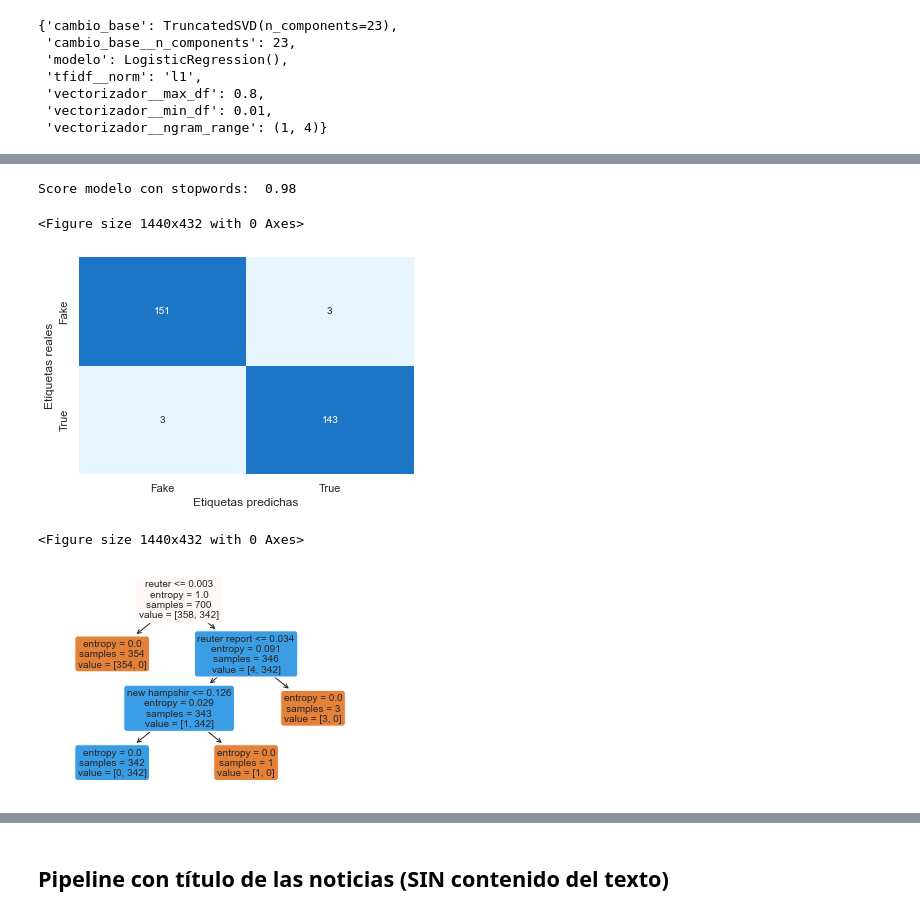
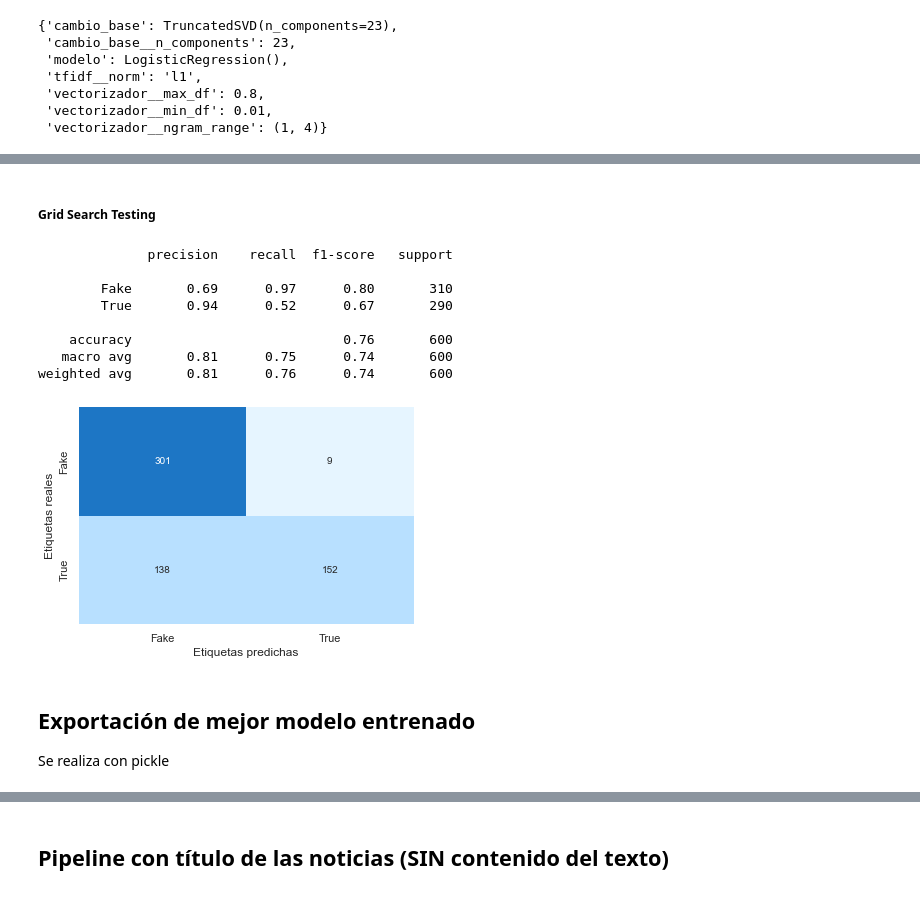
Before and after one commit to germanscillato/DS_DIGITALHOUSE-TP-INTEGRADOR, a Jupyter notebook: fakenews_organizada.ipynb, the cells around one changed output, grey strips where cells are left out. Drawn from its saved outputs; the diff is of its cells as text; code cells hidden in the pictures.

```diff
--- a/fakenews_organizada.ipynb
+++ b/fakenews_organizada.ipynb
@@ -824,23 +773,24 @@ X_test_completo = tfidf_matrix_test
-# %%
-
-# Modelo ejemplo para mostrar sobre ajuste.
-my_tree = tree.DecisionTreeClassifier(criterion='entropy', max_depth=5)
-my_tree.fit(X_train_completo , y_train_completo )
-print("Score modelo con stopwords: ", my_tree.score(X_test_completo , y_test_completo ))
-# %% [output]
-Score modelo con stopwords:  0.98
-# %%
-cm_tree = confusion_matrix(y_test_completo , my_tree.predict(X_test_completo ))
-sns.heatmap(cm_tree, xticklabels=axis_labels, yticklabels=axis_labels, cbar=False, annot=True, cmap=cmap, fmt='g')
-plt.ylabel('Etiquetas reales')
-plt.xlabel('Etiquetas predichas');
-plt.figure(figsize=(20,6))
-# %% [output]
-<Figure size 1440x432 with 0 Axes>
-[figure, removed]
-<Figure size 1440x432 with 0 Axes>
-# %%
-tree.plot_tree(my_tree,feature_names = X_train_completo .columns,filled=True,rounded=True, fontsize = 10)
-plt.show()
-# %% [output]
-[figure, removed]
+# %% [markdown]
+##### Grid Search Testing
+# %%
+y_pred_grid = grid.predict(X_test)
+"""confusion = confusion_matrix(y_test, y_pred_grid)
+print(confusion)"""
+confusion_grid = confusion_matrix(y_test, y_pred_grid)
+sns.heatmap(confusion_grid, xticklabels=axis_labels, yticklabels=axis_labels, cbar=False, annot=True, cmap=cmap, fmt='g')
+plt.ylabel('Etiquetas reales')
+plt.xlabel('Etiquetas predichas')
+print (classification_report(y_test, y_pred_grid))
+# %% [output]
+              precision    recall  f1-score   support
+
+        Fake       0.69      0.97      0.80       310
+        True       0.94      0.52      0.67       290
+
+    accuracy                           0.76       600
+   macro avg       0.81      0.75      0.74       600
+weighted avg       0.81      0.76      0.74       600
+[figure, added]
+# %% [markdown]
+## Exportación de mejor modelo entrenado
+Se realiza con pickle
```
Also changed, not shown: parts of 9 cells of this notebook, 1 other file.
